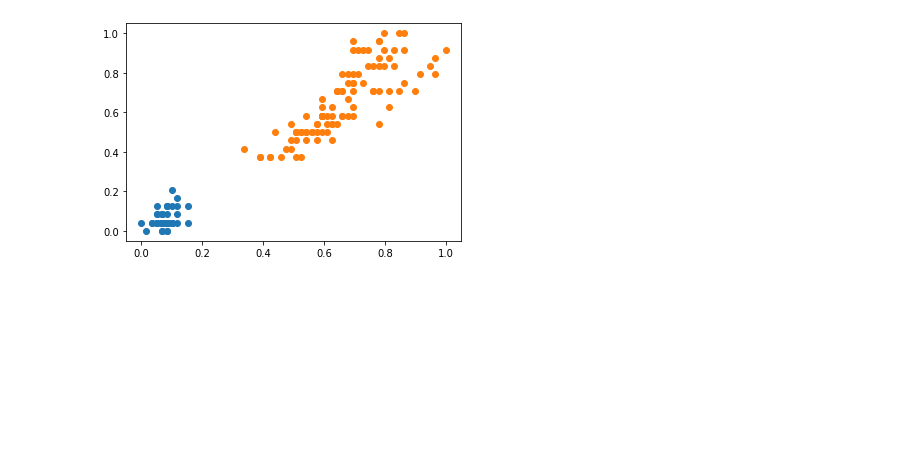
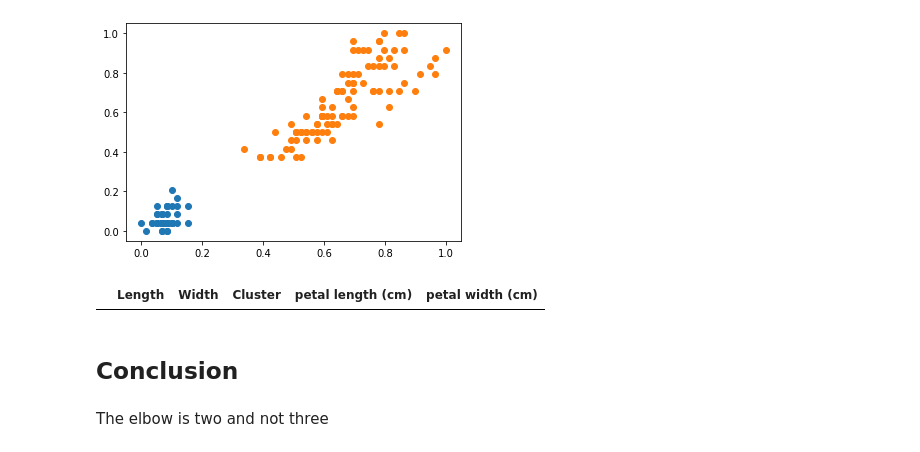
Before and after one commit to MK3247/Machine-Learning, a Jupyter notebook: K Means/iris.ipynb, the cells around one changed output. Saved outputs shown, nothing was run; the diff lists cells and outputs as text; code cells hidden in the pictures; blank space fills up the shorter version.

```diff
--- a/K Means/iris.ipynb
+++ b/K Means/iris.ipynb
@@ -323,3 +323,11 @@ plt.scatter(df2.Length, df2.Width)
 # %% [output]
 <matplotlib.collections.PathCollection at 0x...>
 [figure]
+# %%
+df2
+# %% [output]
+|  | Length | Width | Cluster | petal length (cm) | petal width (cm) |
+# %% [markdown]
+## Conclusion
+# %% [markdown]
+The elbow is two and not three
```
Also changed, not shown: parts of 1 cell of this notebook.
